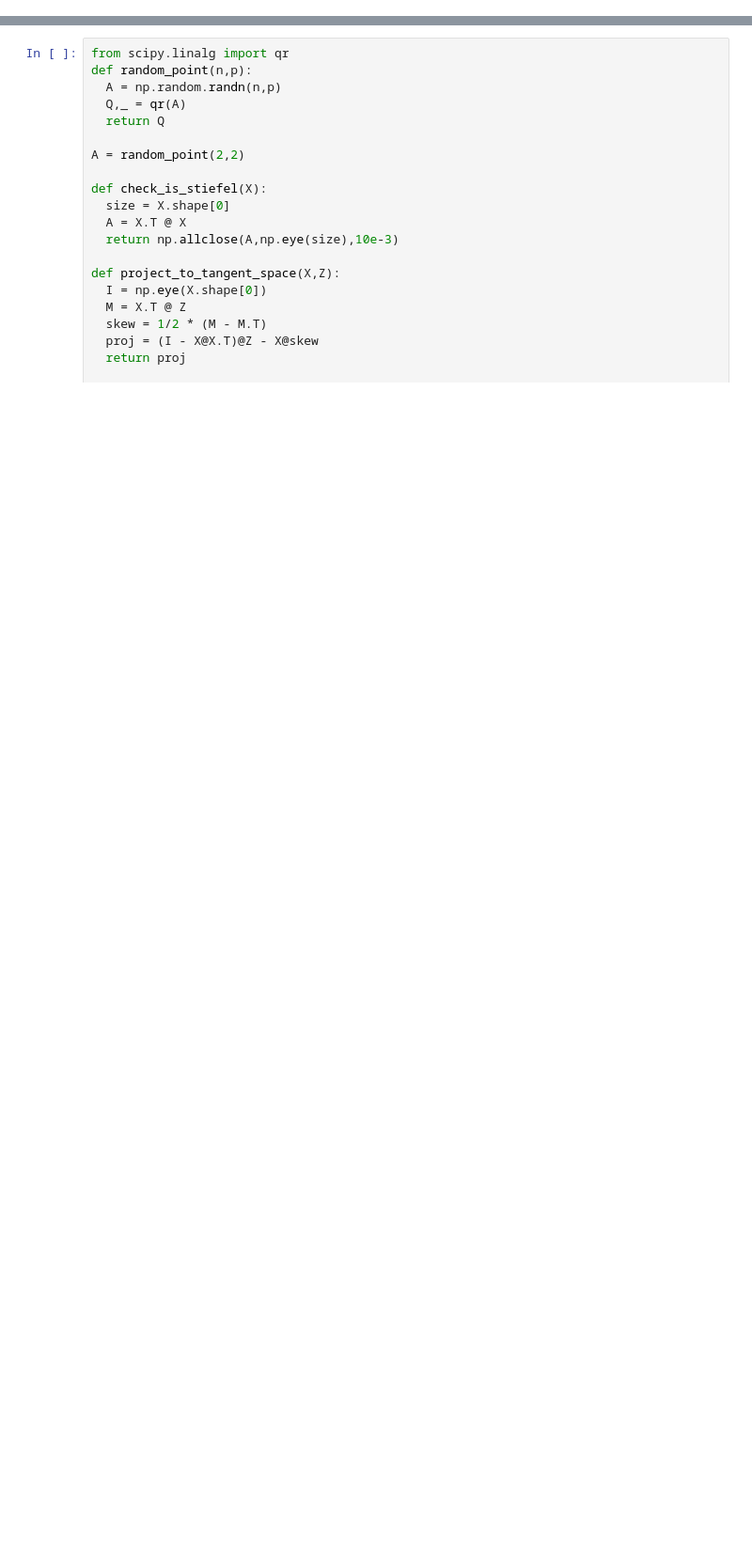
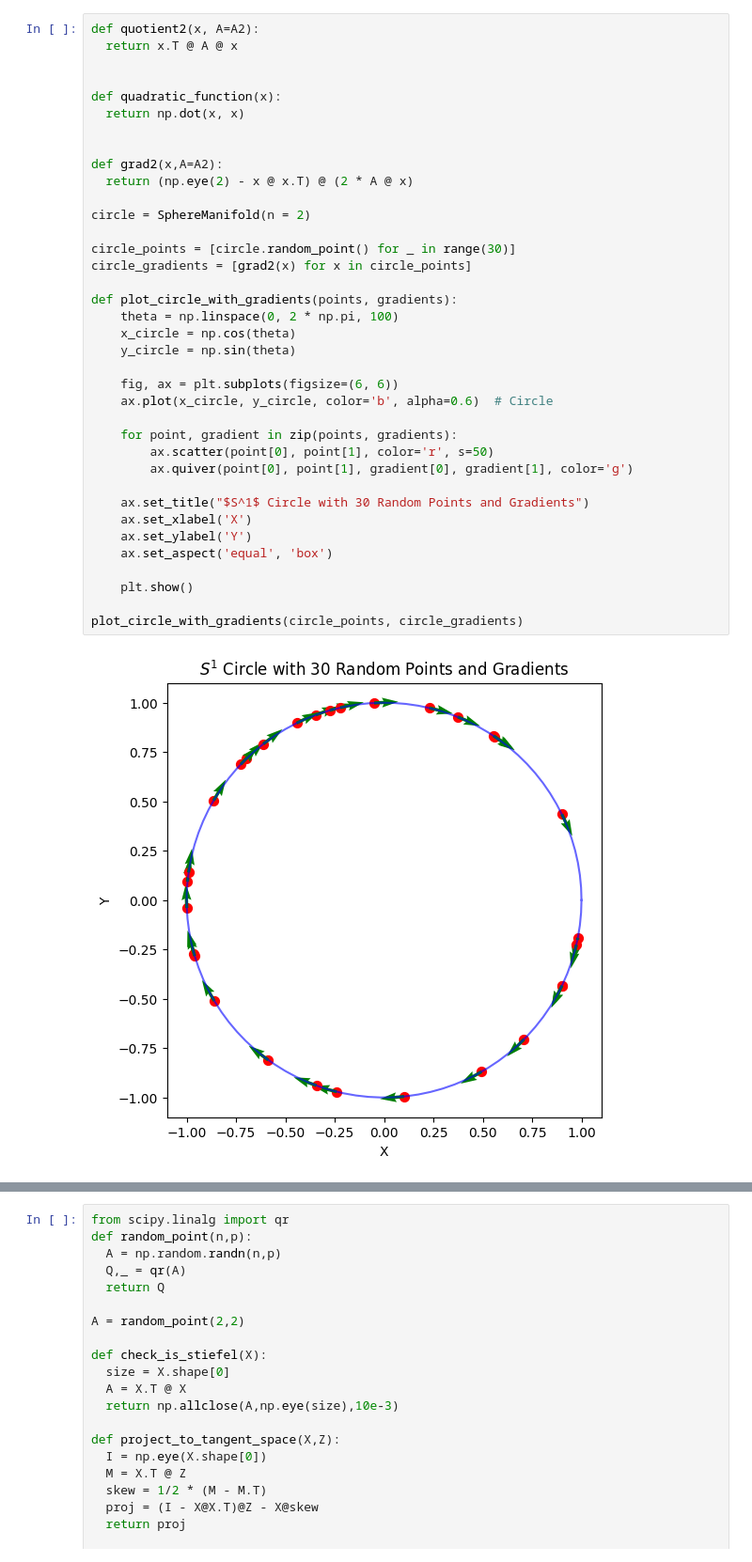
Before and after one commit to jkr11/Matrix-Manifolds, a Jupyter notebook: manifold.ipynb, the cells around one changed output, grey strips where cells are left out. Shown at 94% size. Cells and saved outputs as stored; diff of their text form; blank space fills up the shorter version.

```diff
--- a/manifold.ipynb
+++ b/manifold.ipynb
@@ -70,0 +121,39 @@ def plot_sphere_with_point(point):
+# %%
+def quotient2(x, A=A2):
+  return x.T @ A @ x
+
+
+def quadratic_function(x):
+  return np.dot(x, x)
+
+
+def grad2(x,A=A2):
+  return (np.eye(2) - x @ x.T) @ (2 * A @ x)
+
+circle = SphereManifold(n = 2)
+
+circle_points = [circle.random_point() for _ in range(30)]
+circle_gradients = [grad2(x) for x in circle_points]
+
+def plot_circle_with_gradients(points, gradients):
+    theta = np.linspace(0, 2 * np.pi, 100)
+    x_circle = np.cos(theta)
+    y_circle = np.sin(theta)
+
+    fig, ax = plt.subplots(figsize=(6, 6))
+    ax.plot(x_circle, y_circle, color='b', alpha=0.6)  # Circle
+
+    for point, gradient in zip(points, gradients):
+        ax.scatter(point[0], point[1], color='r', s=50)
+        ax.quiver(point[0], point[1], gradient[0], gradient[1], color='g')
+
+    ax.set_title("$S^1$ Circle with 30 Random Points and Gradients")
+    ax.set_xlabel('X')
+    ax.set_ylabel('Y')
+    ax.set_aspect('equal', 'box')
+
+    plt.show()
+
+plot_circle_with_gradients(circle_points, circle_gradients)
+# %% [output]
+[figure, added]
```
Also changed, not shown: parts of 2 cells of this notebook.
